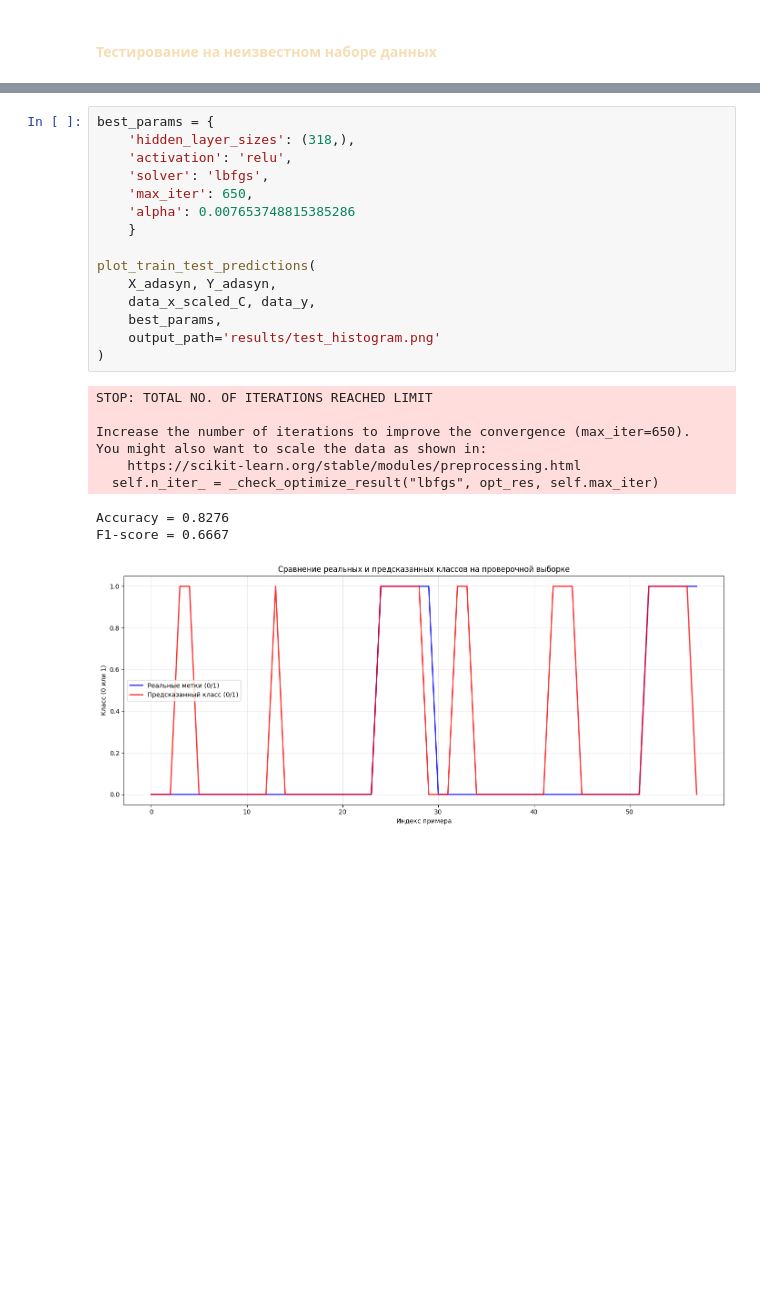
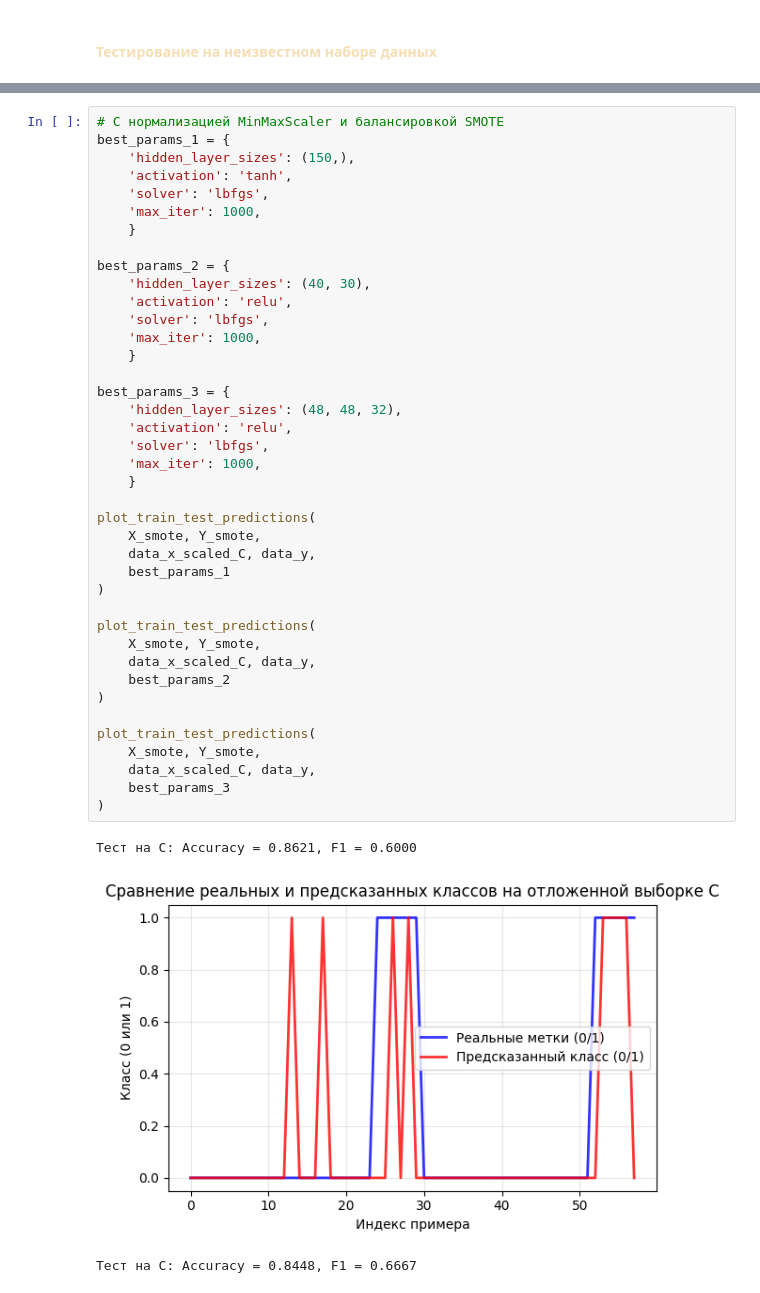
Before and after one commit to Bexaric/LB3_ML_Yakushev, a Jupyter notebook: notebook/Part3_test.ipynb, the cells around one changed output, grey strips where cells are left out. Drawn from its saved outputs; the diff is of its cells as text; blank space fills up the shorter version.

```diff
--- a/notebook/Part3_test.ipynb
+++ b/notebook/Part3_test.ipynb
@@ -433,25 +504,44 @@ F1-score = 0.5000
 # %%
-best_params = {
-    'hidden_layer_sizes': (318,),
+# С нормализацией MinMaxScaler и балансировкой SMOTE
+best_params_1 = {
+    'hidden_layer_sizes': (150,),
+    'activation': 'tanh',
+    'solver': 'lbfgs',
+    'max_iter': 1000,
+    }
+
+best_params_2 = {
+    'hidden_layer_sizes': (40, 30),
     'activation': 'relu',
     'solver': 'lbfgs',
-    'max_iter': 650,
-    'alpha': 0.007653748815385286
+    'max_iter': 1000,
+    }
+
+best_params_3 = {
+    'hidden_layer_sizes': (48, 48, 32),
+    'activation': 'relu',
+    'solver': 'lbfgs',
+    'max_iter': 1000,
     }
 
 plot_train_test_predictions(
-    X_adasyn, Y_adasyn,
-    data_x_scaled_С, data_y,
-    best_params,
-    output_path='results/test_histogram.png'
+    X_smote, Y_smote,
+    data_x_scaled_C, data_y,
+    best_params_1
 )
+
+plot_train_test_predictions(
+    X_smote, Y_smote,
+    data_x_scaled_C, data_y,
+    best_params_2
+)
+
+plot_train_test_predictions(
+    X_smote, Y_smote,
+    data_x_scaled_C, data_y,
+    best_params_3
+)
 # %% [output]
-STOP: TOTAL NO. OF ITERATIONS REACHED LIMIT
-
-Increase the number of iterations to improve the convergence (max_iter=650).
-You might also want to scale the data as shown in:
-    https://scikit-learn.org/stable/modules/preprocessing.html
-  self.n_iter_ = _check_optimize_result("lbfgs", opt_res, self.max_iter)
+Тест на C: Accuracy = 0.8621, F1 = 0.6000
+[figure, new version]
-Accuracy = 0.8276
-F1-score = 0.6667
+Тест на C: Accuracy = 0.8448, F1 = 0.6667
-[figure, old version]
```
Also changed, not shown: parts of 22 cells of this notebook, 41 other files.
